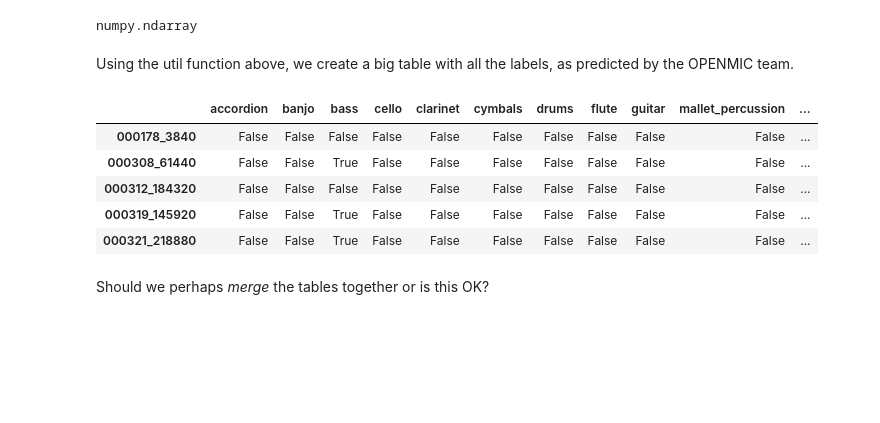
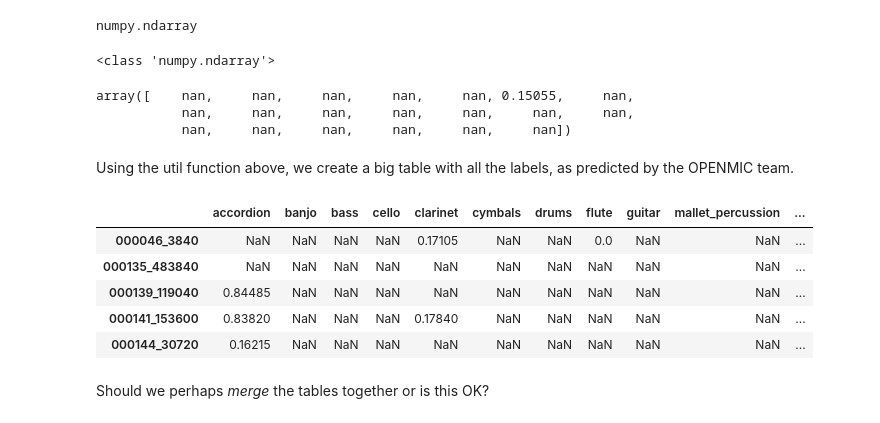
Before and after one commit to LinusOstlund/instrument-detection, a Jupyter notebook: src/data.ipynb, the cells around one changed output. Cells and saved outputs as stored; diff of their text form; code cells hidden in the pictures; blank space fills up the shorter version.

```diff
--- a/src/data.ipynb
+++ b/src/data.ipynb
@@ -302,17 +280,36 @@ Y_true_test = Y_true[idx_test]
 
 Y_mask_train = Y_mask[idx_train]
 Y_mask_test = Y_mask[idx_test]
+# %%
+# sandbox
+#print(Y_true[40])
+#print(Y_mask[40])
+#tmp_dict = dict(zip(class_map, Y_true[40] * Y_mask[40]))
+
+dict(zip(class_map, Y_mask[40] * Y_true[40]))
+
+print(type(Y_mask))
+bool_to_NaN = lambda x: np.NaN if x == False else x
+NaN_mask = map(bool_to_NaN, Y_mask[40])
+list(NaN_mask)*Y_true[40]
+# %% [output]
+<class 'numpy.ndarray'>
+array([    nan,     nan,     nan,     nan,     nan, 0.15055,     nan,
+           nan,     nan,     nan,     nan,     nan,     nan,     nan,
+           nan,     nan,     nan,     nan,     nan,     nan])
 # %%
-def generate_dataframe_with_labels(indices, class_map, Y_mask):
+def generate_dataframe_with_labels(indices, class_map, Y_mask, Y_true):
     """
     A method for creating a pd.df with each label in Y_mask and instrument in class_map
     Requires sorting of indices first (idx_train and idx_test) as explained in OPENMIC2018 tutorial
     """
     data = {}
     for i in indices:
-        tmp_dict = {}
-        for instr, pred in zip(class_map, Y_mask[i]):
-            tmp_dict[instr] = pred
+        # NOTE: after spending some time on reading the openmic-2018 tutorial, I believe this is a good way to remove
+        # labels. If the label is NaN, there is no observations for it and thus cannot be used for training.
+        bool_to_NaN = lambda x: np.NaN if x == False else x
+        NaN_mask = list(map(bool_to_NaN, Y_mask[i]))
+        tmp_dict = dict(zip(class_map, Y_true[i] * NaN_mask))
         data[sample_key[i]] = tmp_dict
 
     return pd.DataFrame.from_dict(data, orient="index")
@@ -320,15 +317,16 @@ def generate_dataframe_with_labels(indices, class_map, Y_mask):
 Using the util function above, we create a big table with all the labels, as predicted by the OPENMIC team.
 # %%
 # set up dataframes with sample key and correct label
-df_train = generate_dataframe_with_labels(idx_train, class_map, Y_mask)
-df_test = generate_dataframe_with_labels(idx_test, class_map, Y_mask)
-df_test.head()
+df_train = generate_dataframe_with_labels(idx_train, class_map, Y_mask, Y_true)
+df_test = generate_dataframe_with_labels(idx_test, class_map, Y_mask, Y_true)
+
+df_train.head()
 # %% [output]
 |  | accordion | banjo | bass | cello | clarinet | cymbals | drums | flute | guitar | mallet_percussion | ... |
-| 000178_3840 | False | False | False | False | False | False | False | False | False | False | ... |
-| 000308_61440 | False | False | True | False | False | False | False | False | False | False | ... |
-| 000312_184320 | False | False | False | False | False | False | False | False | False | False | ... |
-| 000319_145920 | False | False | True | False | False | False | False | False | False | False | ... |
-| 000321_218880 | False | False | True | False | False | False | False | False | False | False | ... |
+| 000046_3840 | NaN | NaN | NaN | NaN | 0.17105 | NaN | NaN | 0.0 | NaN | NaN | ... |
+| 000135_483840 | NaN | NaN | NaN | NaN | NaN | NaN | NaN | NaN | NaN | NaN | ... |
+| 000139_119040 | 0.84485 | NaN | NaN | NaN | NaN | NaN | NaN | NaN | NaN | NaN | ... |
+| 000141_153600 | 0.83820 | NaN | NaN | NaN | 0.17840 | NaN | NaN | NaN | NaN | NaN | ... |
+| 000144_30720 | 0.16215 | NaN | NaN | NaN | NaN | NaN | NaN | NaN | NaN | NaN | ... |
 # %% [markdown]
 Should we perhaps *merge* the tables together or is this OK?
```
Also changed, not shown: parts of 13 cells of this notebook, 7 other files.
